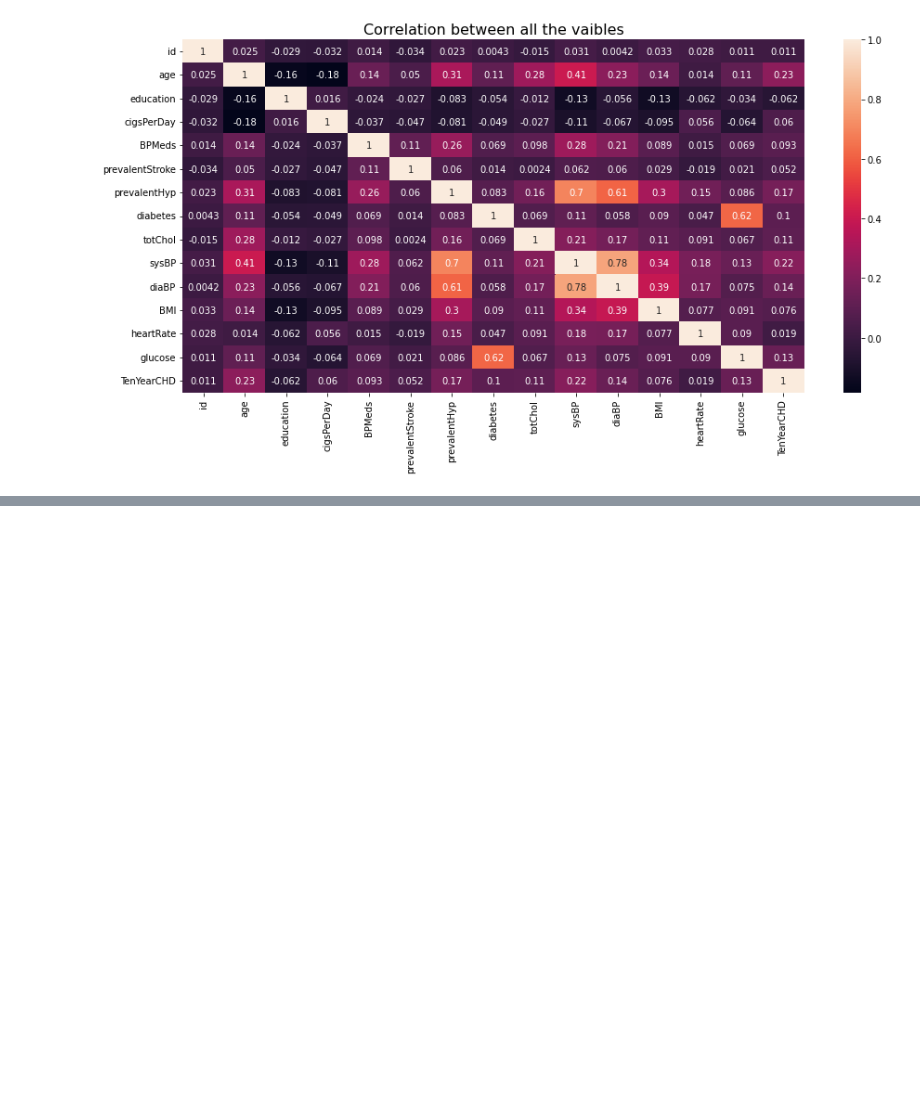
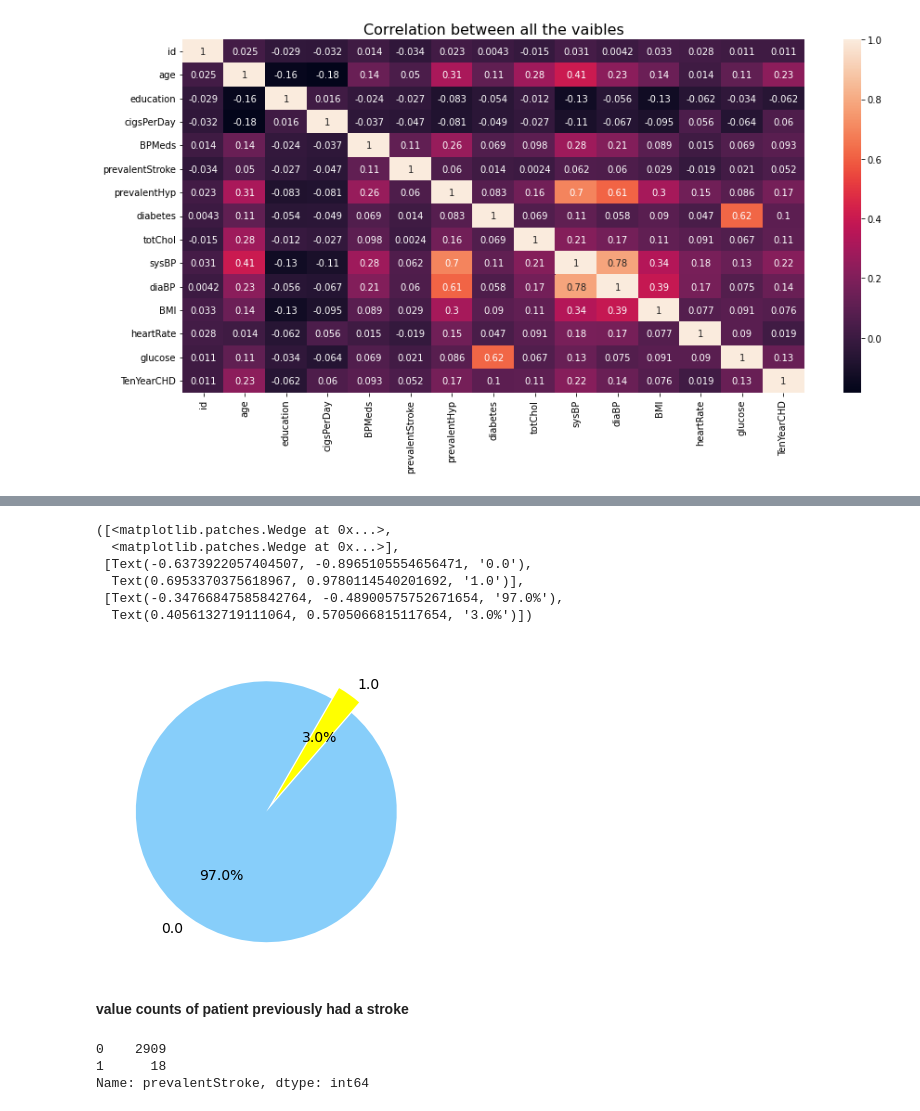
Before and after one commit to Rohan20202/Cardiovascular-Risk-Prediction-Project, a Jupyter notebook: Cardiovascular_Risk_Prediction.ipynb, the cells around one changed output, grey strips where cells are left out. Saved outputs shown, nothing was run; the diff lists cells and outputs as text; code cells hidden in the pictures; blank space fills up the shorter version.

```diff
--- a/Cardiovascular_Risk_Prediction.ipynb
+++ b/Cardiovascular_Risk_Prediction.ipynb
@@ -333,0 +372,25 @@ plt.show()
+# %%
+plt.rcParams['figure.figsize'] = 6,6
+labels = data['BPMeds'].value_counts().index.tolist()
+sizes = data['BPMeds'].value_counts().tolist()
+colors = ['lightskyblue','yellow']
+explode = (0, 0.1)
+plt.pie(sizes, labels=labels,explode = (0, 0.1), colors=colors,autopct='%1.1f%%' ,startangle=60,textprops={'fontsize': 14})
+# %% [output]
+([<matplotlib.patches.Wedge at 0x...>,
+  <matplotlib.patches.Wedge at 0x...>],
+ [Text(-0.6373922057404507, -0.8965105554656471, '0.0'),
+  Text(0.6953370375618967, 0.9780114540201692, '1.0')],
+ [Text(-0.34766847585842764, -0.48900575752671654, '97.0%'),
+  Text(0.4056132719111064, 0.5705066815117654, '3.0%')])
+[figure, added]
+# %% [markdown]
+**value counts of patient previously had a stroke**
+# %%
+#value counts of patient previously had a stroke
+prevalentStroke = data['prevalentStroke'].value_counts()
+prevalentStroke
+# %% [output]
+0    2909
+1      18
+Name: prevalentStroke, dtype: int64
```
Also changed, not shown: parts of 13 cells of this notebook.
